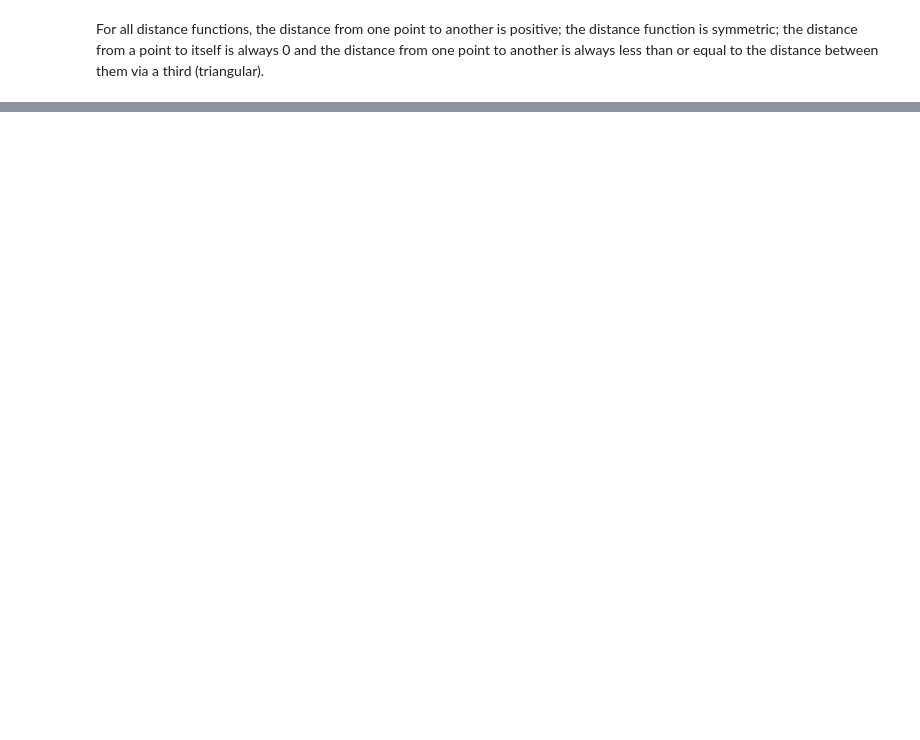
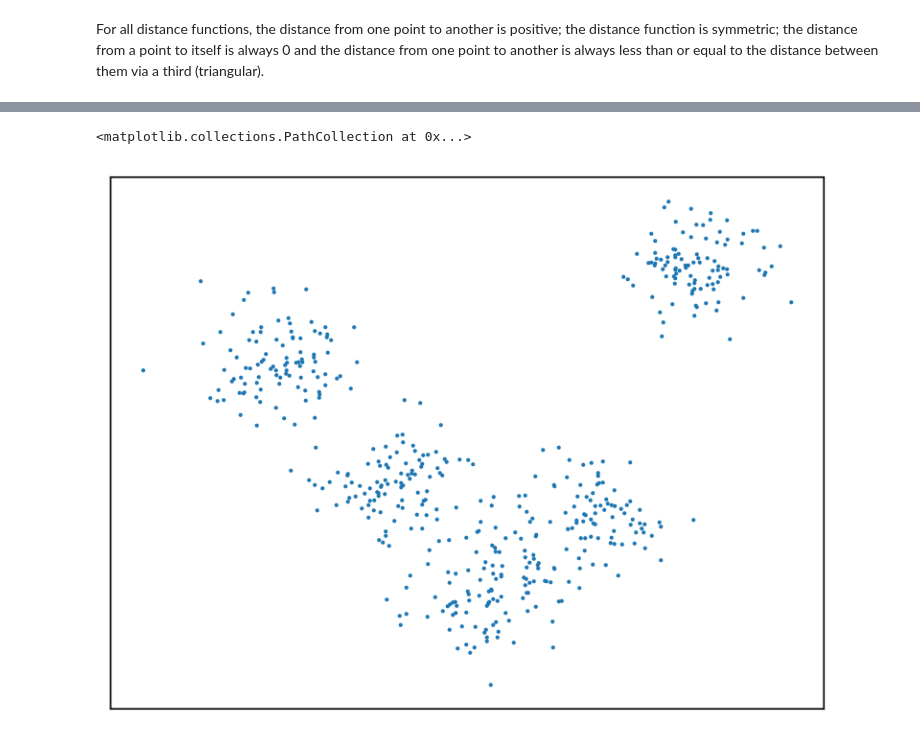
Before and after one commit to alexanderneville/MLAI_notebooks, a Jupyter notebook: unsupervised.ipynb, the cells around one changed output, grey strips where cells are left out. Cells and saved outputs as stored; diff of their text form; code cells hidden in the pictures; blank space fills up the shorter version.

```diff
--- a/unsupervised.ipynb
+++ b/unsupervised.ipynb
@@ -11,13 +11,14 @@ from matplotlib.ticker import (MultipleLocator, AutoMinorLocator, FormatStrForma
 import numpy as np
 import sklearn.datasets
 import math
+import random
 %matplotlib inline
 
 def new_plot():
     fig = plt.figure(dpi=300)
     ax = fig.add_subplot(1,1,1)
-    # ax.set_xticks([])
-    # ax.set_yticks([])
+    ax.set_xticks([])
+    ax.set_yticks([])
     ax.set_aspect('auto')
     return fig, ax
 # %%
@@ -104,3 +96,13 @@ Given a number of clusters $K$ and $N$ observations:
 2. Repeat:
     1. Assign each example to the cluster with the nearest centroid
     2. Calculte the new centroid positions for each cluster
+# %%
+colors = ["blue", "red", "green", "orange"]
+X, y= sklearn.datasets.make_blobs(n_features=2, centers=5, n_samples=500)
+X = np.stack((min_max_normalise_feature(np.min(X[:, 0]), np.max(X[:, 0]), X[:,0]), min_max_normalise_feature(np.min(X[:, 1]), np.max(X[:, 1]), X[:,1])), axis=-1)
+# %%
+fig, ax = new_plot()
+ax.scatter(X[:,0], X[:,1], s=1)
+# %% [output]
+<matplotlib.collections.PathCollection at 0x...>
+[figure, added]
```
Also changed, not shown: parts of 10 cells of this notebook.
